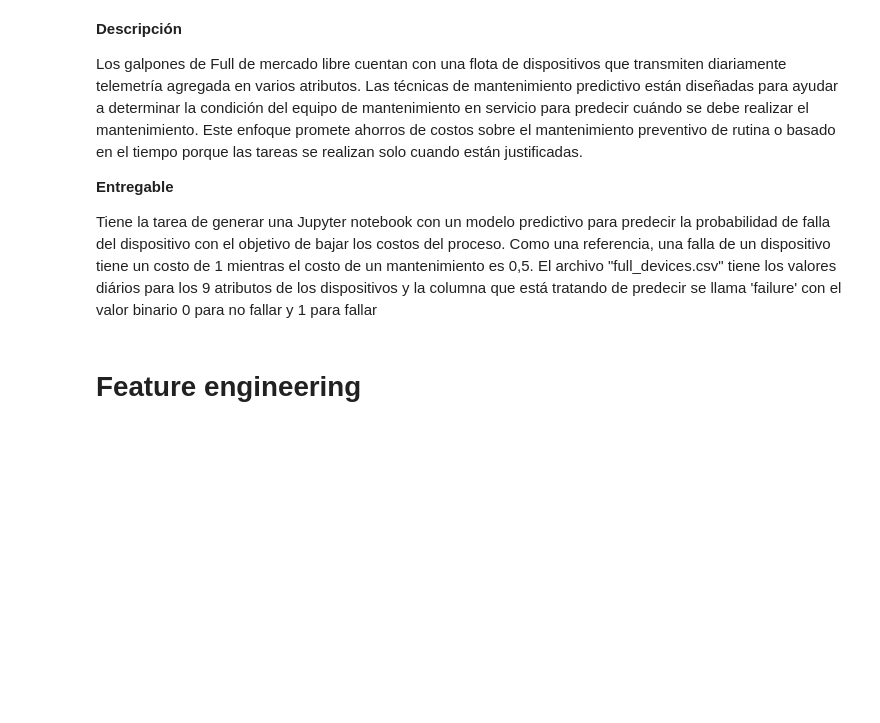
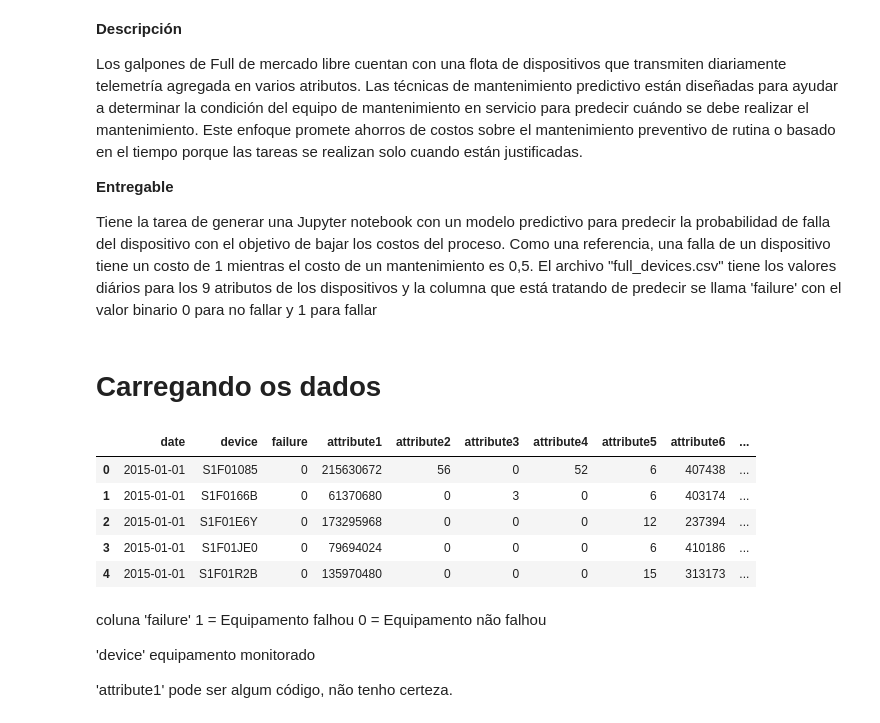
Before and after one commit to 6abi/teste-tecnico-meli-ds, a Jupyter notebook: notebooks/3.2 Previsión de falla.ipynb, the cells around one changed output. Cells and saved outputs as stored; diff of their text form; code cells hidden in the pictures; blank space fills up the shorter version.

```diff
--- a/notebooks/3.2 Previsión de falla.ipynb
+++ b/notebooks/3.2 Previsión de falla.ipynb
@@ -20,5 +26,5 @@ mantenimiento es 0,5. El archivo "full_devices.csv" tiene los valores diários p
 atributos de los dispositivos y la columna que está tratando de predecir se llama 'failure' con
 el valor binario 0 para no fallar y 1 para fallar
 </p>
-# %% [markdown]
-# Feature engineering
+# %% [markdown]
+# Carregando os dados
@@ -24,0 +39,21 @@ el valor binario 0 para no fallar y 1 para fallar
+# %%
+dir_data = "F:\PycharmProjects\DesaioMELI\data"
+df = pd.read_csv(dir_data+r'\full_devices.csv', sep=',', encoding='ISO-8859-1')
+df.head()
+# %% [output]
+|  | date | device | failure | attribute1 | attribute2 | attribute3 | attribute4 | attribute5 | attribute6 | ... |
+| 0 | 2015-01-01 | S1F01085 | 0 | 215630672 | 56 | 0 | 52 | 6 | 407438 | ... |
+| 1 | 2015-01-01 | S1F0166B | 0 | 61370680 | 0 | 3 | 0 | 6 | 403174 | ... |
+| 2 | 2015-01-01 | S1F01E6Y | 0 | 173295968 | 0 | 0 | 0 | 12 | 237394 | ... |
+| 3 | 2015-01-01 | S1F01JE0 | 0 | 79694024 | 0 | 0 | 0 | 6 | 410186 | ... |
+| 4 | 2015-01-01 | S1F01R2B | 0 | 135970480 | 0 | 0 | 0 | 15 | 313173 | ... |
+# %% [markdown]
+coluna 'failure'
+1 = Equipamento falhou
+0 = Equipamento não falhou
+
+'device'
+equipamento monitorado
+
+'attribute1'
+pode ser algum código, não tenho certeza.
```
Also changed, not shown: parts of 17 cells of this notebook, 13 other files.
